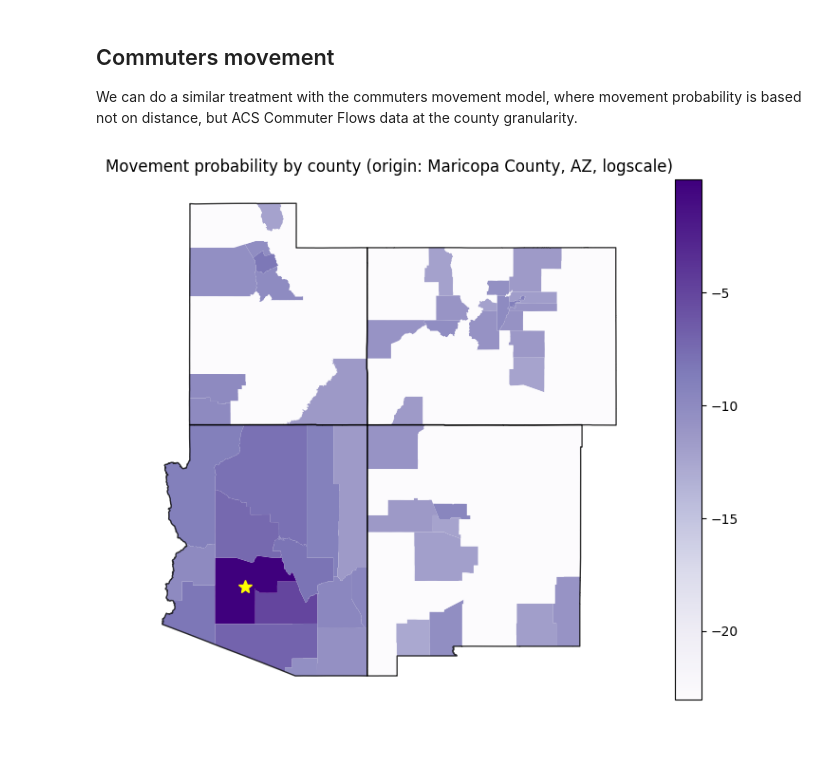
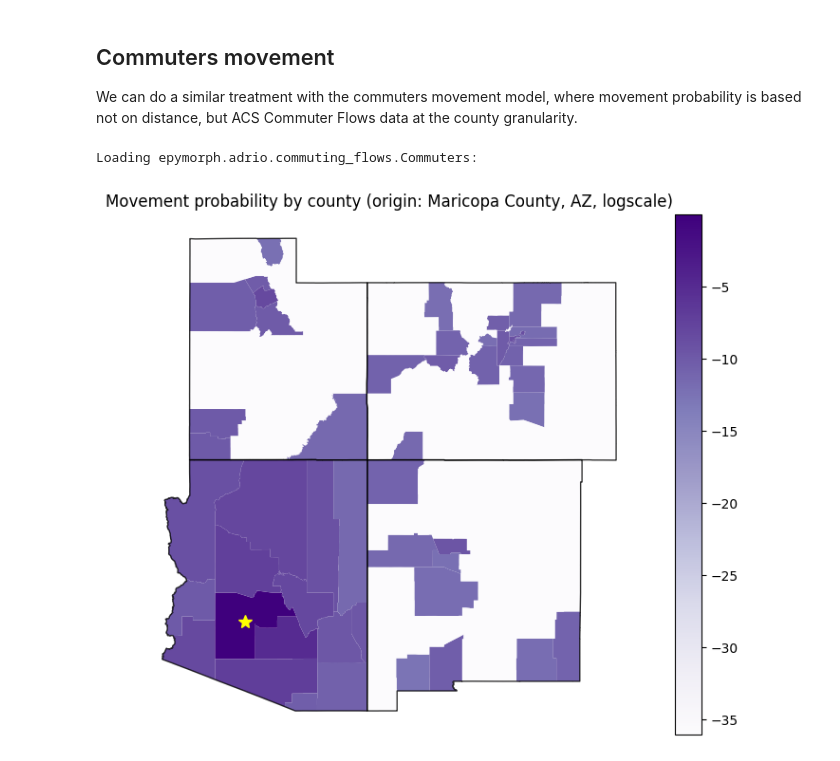
Before and after one commit to NAU-CCL/Epymorph, a Jupyter notebook: doc/demo/05-visualizing-mm.ipynb, the cells around one changed output. Cells and saved outputs as stored; diff of their text form; code cells hidden in the pictures.

```diff
--- a/doc/demo/05-visualizing-mm.ipynb
+++ b/doc/demo/05-visualizing-mm.ipynb
@@ -43,11 +26,10 @@ Although a movement model normally encapsulates this detail, we'll "extract" its
 # %%
 import numpy as np
 
-from epymorph.data_type import CentroidDType
-from epymorph.simulator.data import evaluate_param
 from epymorph.util import pairwise_haversine, row_normalize
 
-phi = 40.0
-centroid = evaluate_param(rume, "centroid").astype(CentroidDType)
-distance = pairwise_haversine(centroid["longitude"], centroid["latitude"])
-centroids_kernel = np.log(row_normalize(1 / np.exp(distance / phi)))
+with sim_messaging():
+    phi = 40.0
+    centroid = us_tiger.GeometricCentroid().with_context(scope=scope).evaluate()
+    distance = pairwise_haversine(centroid["longitude"], centroid["latitude"])
+    log_centroids_kernel = np.log(row_normalize(1 / np.exp(distance / phi)))
@@ -91,43 +75,46 @@ We can do a similar treatment with the commuters movement model, where movement
 # %%
 import numpy as np
 
-from epymorph.simulator.data import evaluate_param
 from epymorph.util import row_normalize
 
 # Commuters as a ratio to the total commuters living in that county.
-commuters = evaluate_param(rume, "commuters").astype(np.int64)
-pei_kernel = np.log(row_normalize(commuters) + 0.0000000001)
+with sim_messaging():
+    commuters = commuting_flows.Commuters().with_context(scope=scope).evaluate()
+    epsilon = np.finfo(np.float64).eps  # adding epsilon to avoid log(0)
+    log_pei_kernel = np.log(row_normalize(commuters.astype(np.float64)) + epsilon)
+# %% [output]
+Loading epymorph.adrio.commuting_flows.Commuters:
 # %%
 import matplotlib.pyplot as plt
 import pandas as pd
 
-state_fips = tuple({STATE.truncate(x) for x in scope.get_node_ids()})
+state_fips = tuple({STATE.truncate(x) for x in scope.node_ids})
 gdf_counties = us_tiger.get_counties_geo(scope.year)  # type:ignore
 gdf_counties = gdf_counties[gdf_counties["GEOID"].str.startswith(state_fips)]
 
 gdf_states = us_tiger.get_states_geo(scope.year)  # type:ignore
 gdf_states = gdf_states[gdf_states["GEOID"].str.startswith(state_fips)]
 
 gdf_merged = gdf_counties.merge(
     pd.DataFrame(
         {
-            "GEOID": scope.get_node_ids(),
-            "data": pei_kernel[MARICOPA_CO_IDX],
+            "GEOID": scope.node_ids,
+            "data": log_pei_kernel[MARICOPA_CO_IDX],
         }
     ),
     on="GEOID",
 )
 
 
 fig, ax = plt.subplots(figsize=(8, 6))
 ax.axis("off")
 ax.set_title("Movement probability by county (origin: Maricopa County, AZ, logscale)")
 gdf_merged.plot(ax=ax, column="data", cmap="Purples", legend=True)
 gdf_states.plot(ax=ax, linewidth=1, edgecolor="black", color="none", alpha=0.8)
 # Get Maricopa County's centroid from the geo so we can mark it.
 origin = centroid[MARICOPA_CO_IDX]
 ax.plot(origin[0], origin[1], marker="*", color="yellow", markersize=10)
 fig.tight_layout()
 plt.show()
 # %% [output]
-[figure, old version]
+[figure, new version]
```
Also changed, not shown: parts of 3 cells of this notebook, 4 other files.
